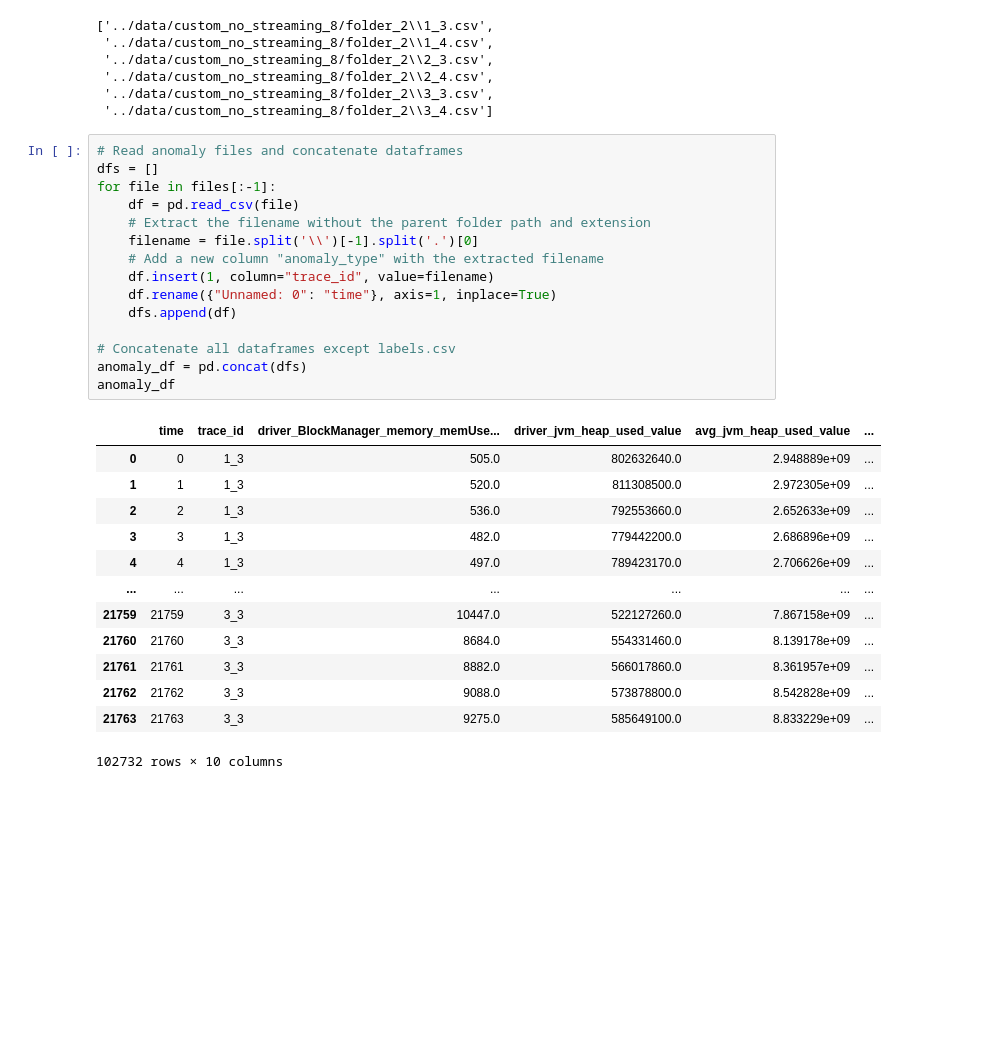
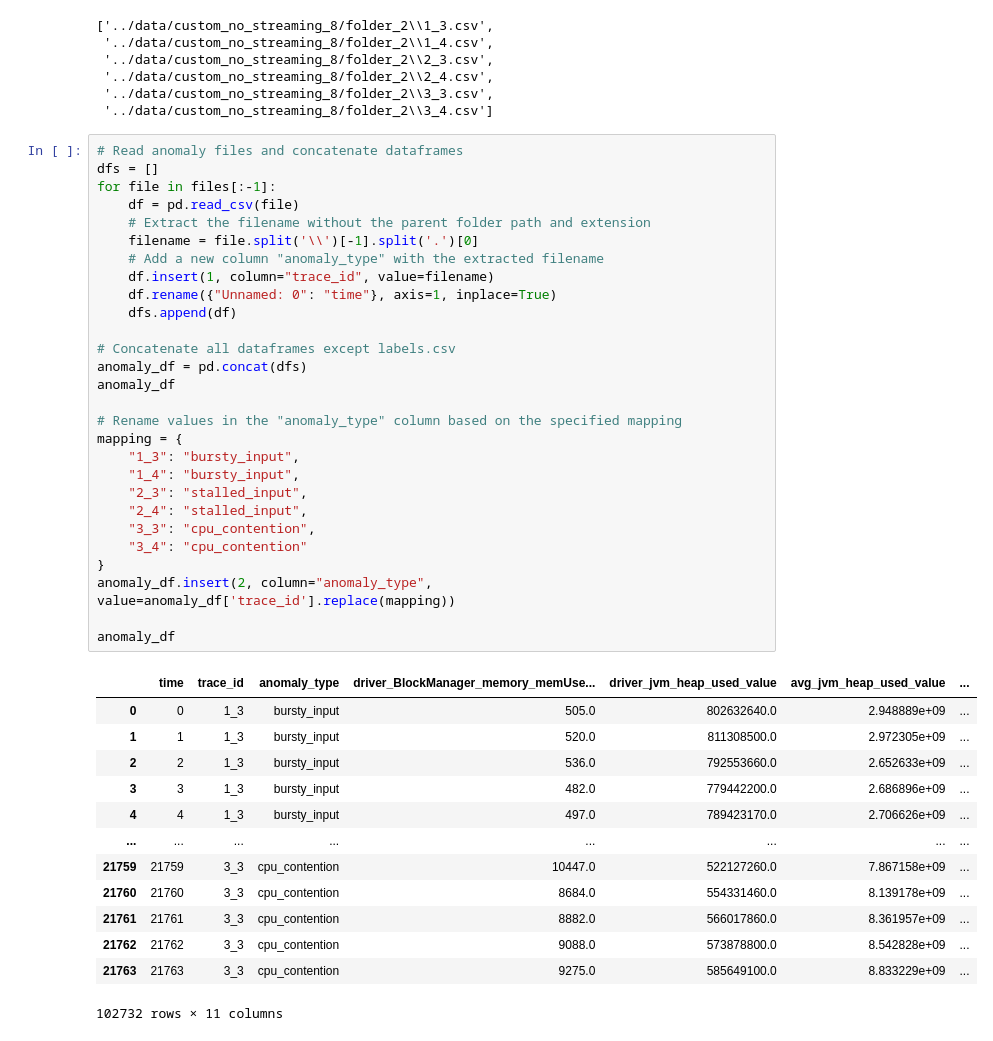
Before and after one commit to Yedson54/project-exstream, a Jupyter notebook: notebooks/extension.ipynb, the cells around one changed output. Cells and saved outputs as stored; diff of their text form; blank space fills up the shorter version.

Commit message:
version 1.0 dectection d'anomaly + graph

```diff
--- a/notebooks/extension.ipynb
+++ b/notebooks/extension.ipynb
@@ -25,32 +25,45 @@ files
 # %%
 # Read anomaly files and concatenate dataframes
 dfs = []
 for file in files[:-1]:
     df = pd.read_csv(file)
     # Extract the filename without the parent folder path and extension
     filename = file.split('\\')[-1].split('.')[0]
     # Add a new column "anomaly_type" with the extracted filename
     df.insert(1, column="trace_id", value=filename)
     df.rename({"Unnamed: 0": "time"}, axis=1, inplace=True)
     dfs.append(df)
 
 # Concatenate all dataframes except labels.csv
 anomaly_df = pd.concat(dfs)
 anomaly_df
+
+# Rename values in the "anomaly_type" column based on the specified mapping
+mapping = {
+    "1_3": "bursty_input",
+    "1_4": "bursty_input",
+    "2_3": "stalled_input",
+    "2_4": "stalled_input",
+    "3_3": "cpu_contention",
+    "3_4": "cpu_contention"
+}
+anomaly_df.insert(2, column="anomaly_type", value=anomaly_df['trace_id'].replace(mapping))
+
+anomaly_df
 # %% [output]
-|  | time | trace_id | driver_BlockManager_memory_memUse... | driver_jvm_heap_used_value | avg_jvm_heap_used_value | ... |
-| 0 | 0 | 1_3 | 505.0 | 802632640.0 | 2.948889e+09 | ... |
-| 1 | 1 | 1_3 | 520.0 | 811308500.0 | 2.972305e+09 | ... |
-| 2 | 2 | 1_3 | 536.0 | 792553660.0 | 2.652633e+09 | ... |
-| 3 | 3 | 1_3 | 482.0 | 779442200.0 | 2.686896e+09 | ... |
-| 4 | 4 | 1_3 | 497.0 | 789423170.0 | 2.706626e+09 | ... |
-| ... | ... | ... | ... | ... | ... | ... |
-| 21759 | 21759 | 3_3 | 10447.0 | 522127260.0 | 7.867158e+09 | ... |
-| 21760 | 21760 | 3_3 | 8684.0 | 554331460.0 | 8.139178e+09 | ... |
-| 21761 | 21761 | 3_3 | 8882.0 | 566017860.0 | 8.361957e+09 | ... |
-| 21762 | 21762 | 3_3 | 9088.0 | 573878800.0 | 8.542828e+09 | ... |
-| 21763 | 21763 | 3_3 | 9275.0 | 585649100.0 | 8.833229e+09 | ... |
+|  | time | trace_id | anomaly_type | driver_BlockManager_memory_memUse... | driver_jvm_heap_used_value | avg_jvm_heap_used_value | ... |
+| 0 | 0 | 1_3 | bursty_input | 505.0 | 802632640.0 | 2.948889e+09 | ... |
+| 1 | 1 | 1_3 | bursty_input | 520.0 | 811308500.0 | 2.972305e+09 | ... |
+| 2 | 2 | 1_3 | bursty_input | 536.0 | 792553660.0 | 2.652633e+09 | ... |
+| 3 | 3 | 1_3 | bursty_input | 482.0 | 779442200.0 | 2.686896e+09 | ... |
+| 4 | 4 | 1_3 | bursty_input | 497.0 | 789423170.0 | 2.706626e+09 | ... |
+| ... | ... | ... | ... | ... | ... | ... | ... |
+| 21759 | 21759 | 3_3 | cpu_contention | 10447.0 | 522127260.0 | 7.867158e+09 | ... |
+| 21760 | 21760 | 3_3 | cpu_contention | 8684.0 | 554331460.0 | 8.139178e+09 | ... |
+| 21761 | 21761 | 3_3 | cpu_contention | 8882.0 | 566017860.0 | 8.361957e+09 | ... |
+| 21762 | 21762 | 3_3 | cpu_contention | 9088.0 | 573878800.0 | 8.542828e+09 | ... |
+| 21763 | 21763 | 3_3 | cpu_contention | 9275.0 | 585649100.0 | 8.833229e+09 | ... |
-102732 rows × 10 columns
+102732 rows × 11 columns
 # %%
 import numpy as np
 import pandas as pd
```
Also changed, not shown: parts of 4 cells of this notebook.
